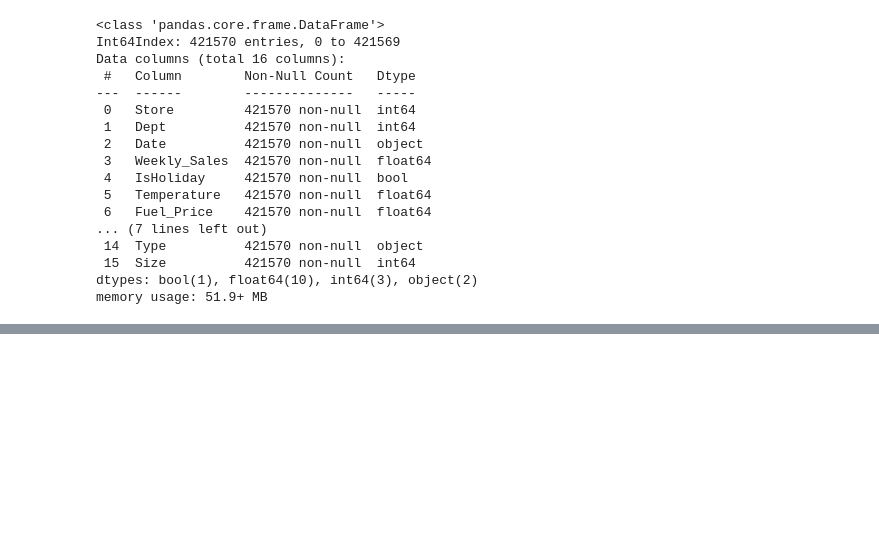
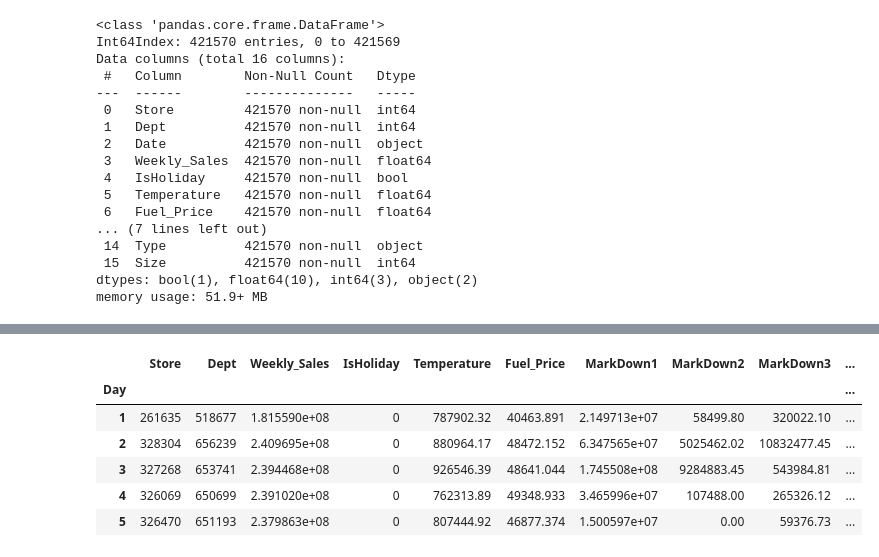
Before and after one commit to yasmeeenm/Walmart, a Jupyter notebook: Walmart-Notebook.ipynb, the cells around one changed output, grey strips where cells are left out. Saved outputs shown, nothing was run; the diff lists cells and outputs as text; code cells hidden in the pictures; blank space fills up the shorter version.

```diff
--- a/Walmart-Notebook.ipynb
+++ b/Walmart-Notebook.ipynb
@@ -125,0 +140,10 @@ memory usage: 6.4 MB
+# %%
+daily.head()
+# %% [output]
+|  | Store | Dept | Weekly_Sales | IsHoliday | Temperature | Fuel_Price | MarkDown1 | MarkDown2 | MarkDown3 | ... |
+| Day |  |  |  |  |  |  |  |  |  | ... |
+| 1 | 261635 | 518677 | 1.815590e+08 | 0 | 787902.32 | 40463.891 | 2.149713e+07 | 58499.80 | 320022.10 | ... |
+| 2 | 328304 | 656239 | 2.409695e+08 | 0 | 880964.17 | 48472.152 | 6.347565e+07 | 5025462.02 | 10832477.45 | ... |
+| 3 | 327268 | 653741 | 2.394468e+08 | 0 | 926546.39 | 48641.044 | 1.745508e+08 | 9284883.45 | 543984.81 | ... |
+| 4 | 326069 | 650699 | 2.391020e+08 | 0 | 762313.89 | 49348.933 | 3.465996e+07 | 107488.00 | 265326.12 | ... |
+| 5 | 326470 | 651193 | 2.379863e+08 | 0 | 807444.92 | 46877.374 | 1.500597e+07 | 0.00 | 59376.73 | ... |
```
Also changed, not shown: parts of 23 cells of this notebook.
